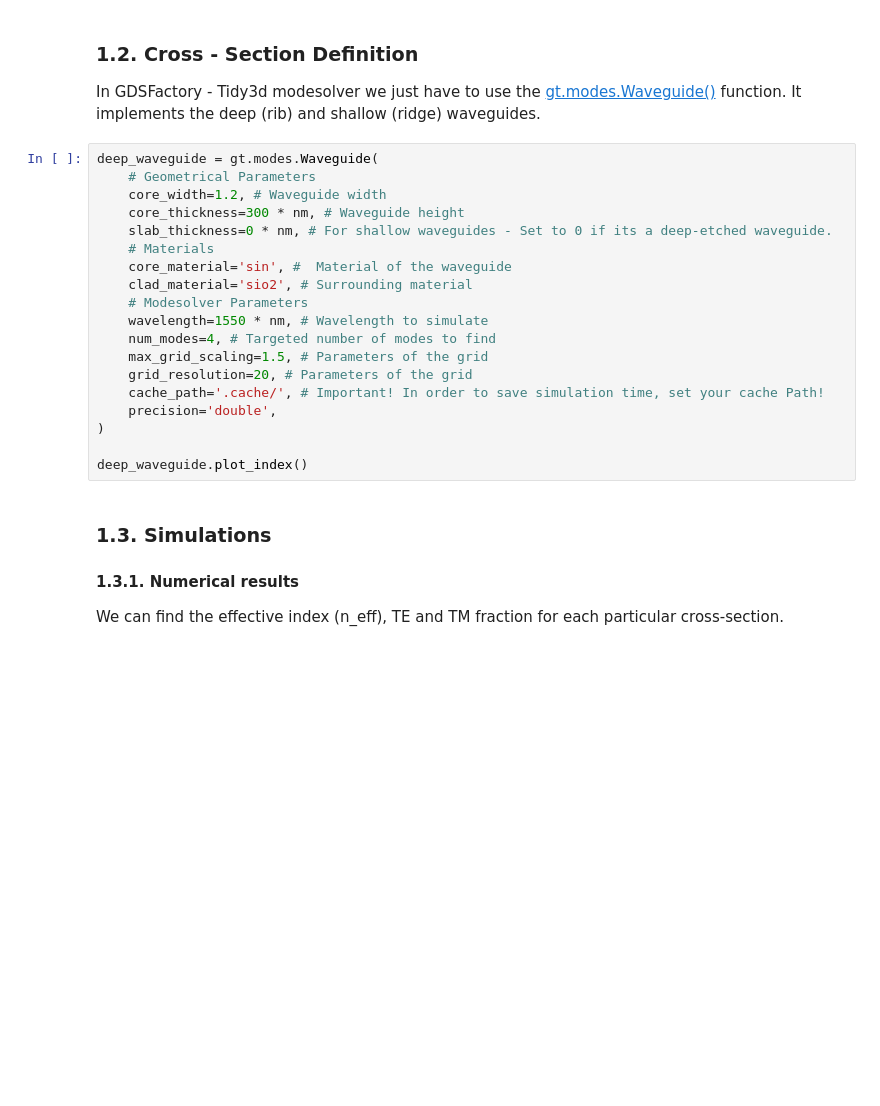
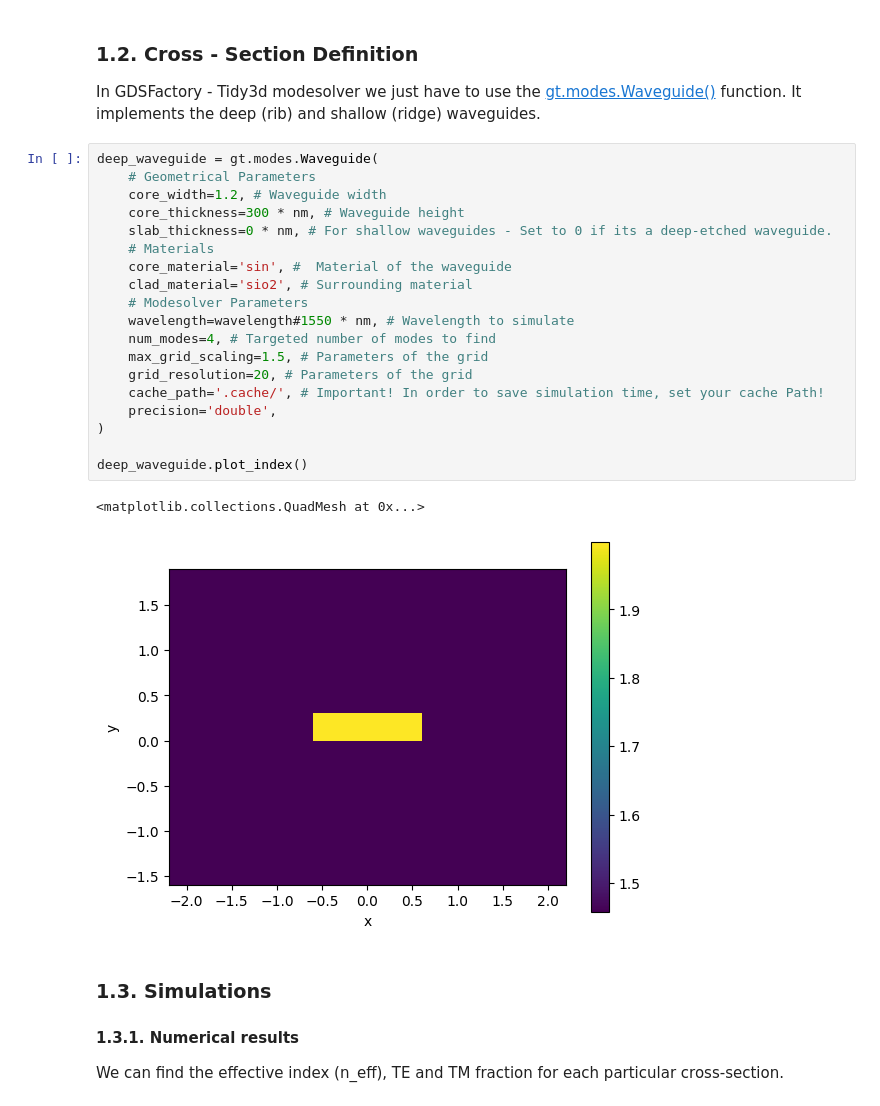
Before and after one commit to nordin001/pdk_UPVfab_v2, a Jupyter notebook: training/IPSP/Lab1/010_WAVEGUIDES_v2025_Student.ipynb, the cells around one changed output. Cells and saved outputs as stored; diff of their text form; blank space fills up the shorter version.

```diff
--- a/training/IPSP/Lab1/010_WAVEGUIDES_v2025_Student.ipynb
+++ b/training/IPSP/Lab1/010_WAVEGUIDES_v2025_Student.ipynb
@@ -76,22 +90,25 @@ In GDSFactory - Tidy3d modesolver we just have to use the [gt.modes.Waveguide()]
 # %%
 deep_waveguide = gt.modes.Waveguide(
     # Geometrical Parameters
     core_width=1.2, # Waveguide width
     core_thickness=300 * nm, # Waveguide height
     slab_thickness=0 * nm, # For shallow waveguides - Set to 0 if its a deep-etched waveguide.
     # Materials
     core_material='sin', #  Material of the waveguide
     clad_material='sio2', # Surrounding material
     # Modesolver Parameters
-    wavelength=1550 * nm, # Wavelength to simulate
+    wavelength=wavelength#1550 * nm, # Wavelength to simulate
     num_modes=4, # Targeted number of modes to find
     max_grid_scaling=1.5, # Parameters of the grid
     grid_resolution=20, # Parameters of the grid
     cache_path='.cache/', # Important! In order to save simulation time, set your cache Path!
     precision='double',
 )
 
 deep_waveguide.plot_index()
+# %% [output]
+<matplotlib.collections.QuadMesh at 0x...>
+[figure, added]
 # %% [markdown]
 ### 1.3. Simulations
 
```
Also changed, not shown: parts of 6 cells of this notebook.
